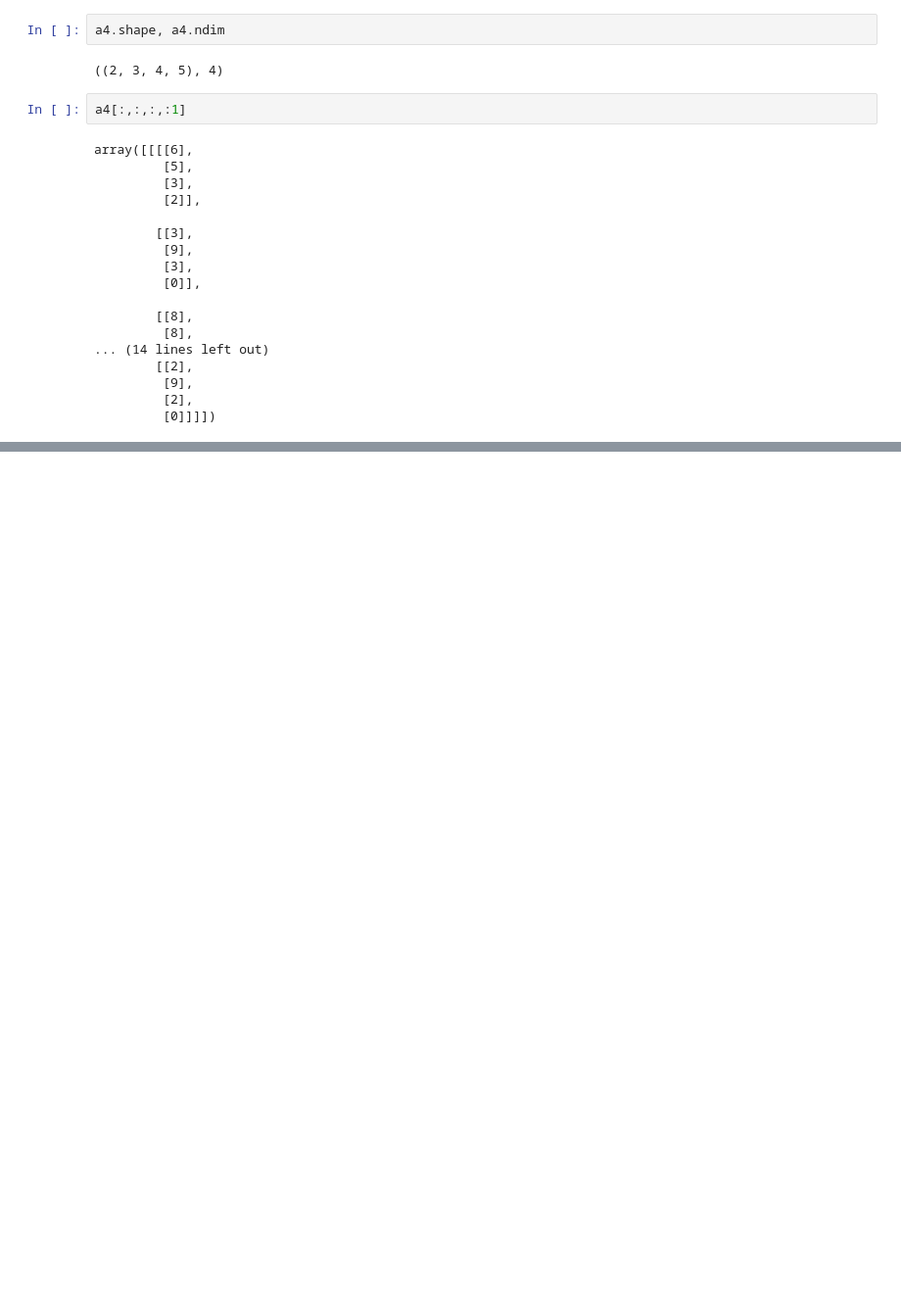
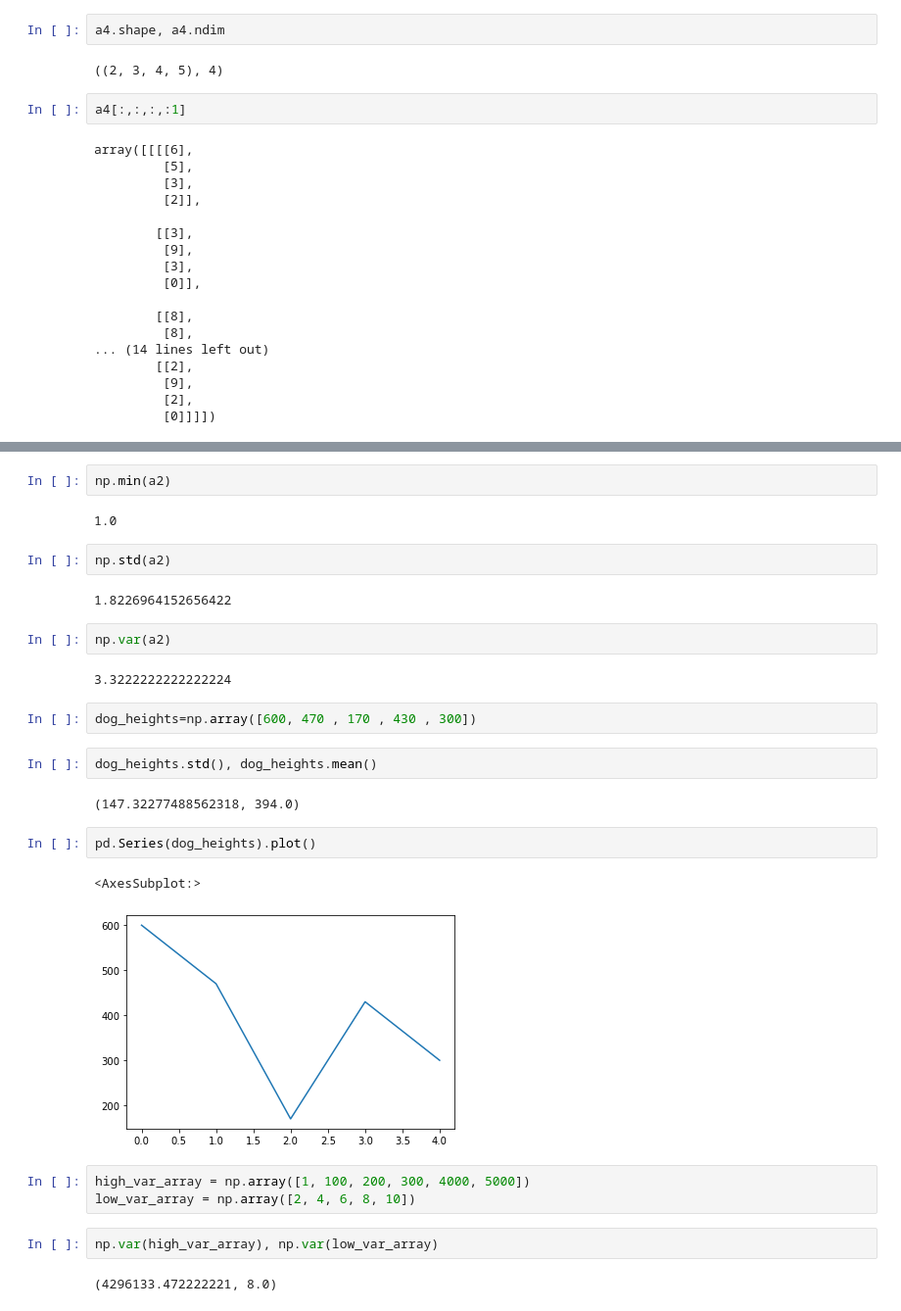
Before and after one commit to mayurvarma14/ml-libraries-demo, a Jupyter notebook: numpy/Intro to NumPy.ipynb, the cells around one changed output, grey strips where cells are left out. Shown at 98% size. Cells and saved outputs as stored; diff of their text form; blank space fills up the shorter version.

```diff
--- a/numpy/Intro to NumPy.ipynb
+++ b/numpy/Intro to NumPy.ipynb
@@ -219,0 +328,30 @@ array([[[[6],
+# %%
+np.min(a2)
+# %% [output]
+1.0
+# %%
+np.std(a2)
+# %% [output]
+1.8226964152656422
+# %%
+np.var(a2)
+# %% [output]
+3.3222222222222224
+# %%
+dog_heights=np.array([600, 470 , 170 , 430 , 300])
+# %%
+dog_heights.std(), dog_heights.mean()
+# %% [output]
+(147.32277488562318, 394.0)
+# %%
+pd.Series(dog_heights).plot()
+# %% [output]
+<AxesSubplot:>
+[figure, added]
+# %%
+high_var_array = np.array([1, 100, 200, 300, 4000, 5000])
+low_var_array = np.array([2, 4, 6, 8, 10])
+# %%
+np.var(high_var_array), np.var(low_var_array)
+# %% [output]
+(4296133.472222221, 8.0)
```
Also changed, not shown: parts of 35 cells of this notebook.
